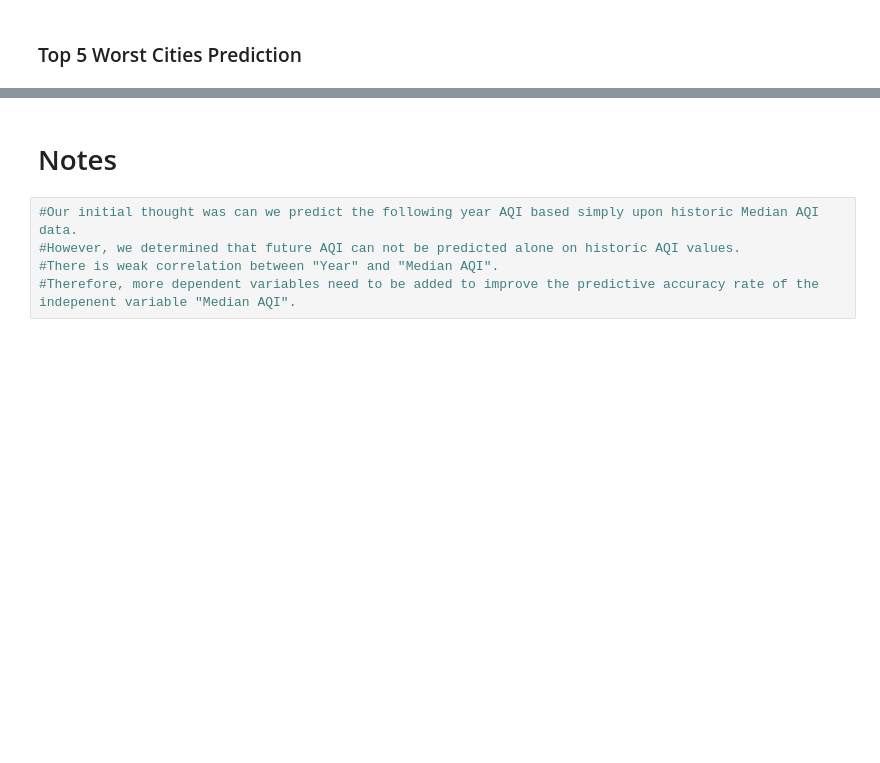
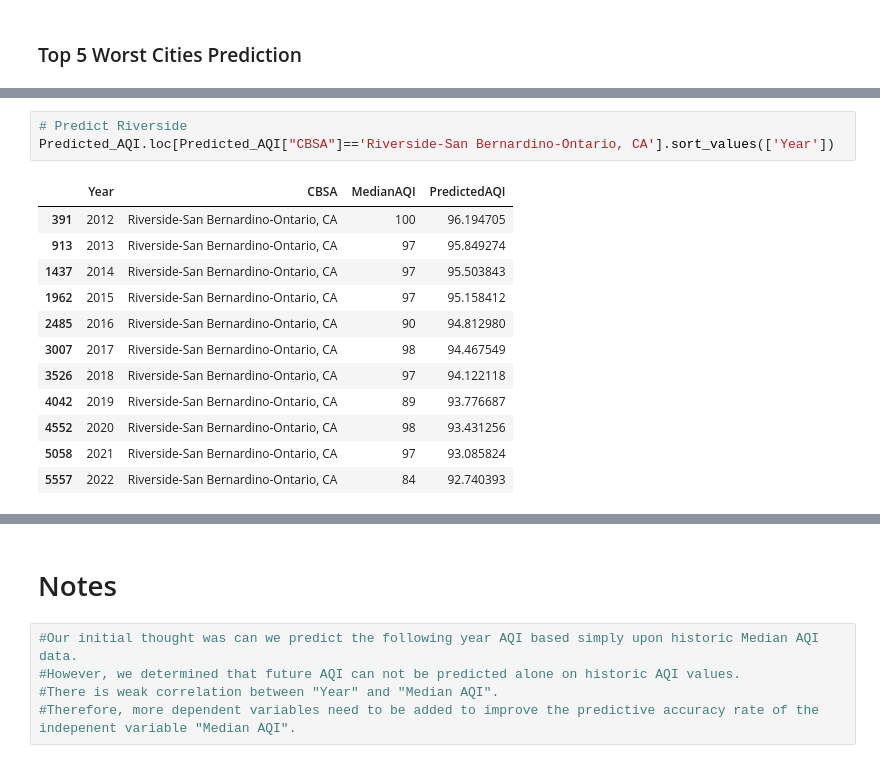
Before and after one commit to salvamike/US_Pollution-Project, a Jupyter notebook: ETL & Machine Learning/Machine_Model_Sam.ipynb, the cells around one changed output, grey strips where cells are left out. Cells and saved outputs as stored; diff of their text form; blank space fills up the shorter version.

```diff
--- a/ETL & Machine Learning/Machine_Model_Sam.ipynb
+++ b/ETL & Machine Learning/Machine_Model_Sam.ipynb
@@ -603,0 +613,16 @@ Predicted_AQI.loc[Predicted_AQI["CBSA"]=='Bakersfield, CA']
+# %%
+# Predict Riverside
+Predicted_AQI.loc[Predicted_AQI["CBSA"]=='Riverside-San Bernardino-Ontario, CA'].sort_values(['Year'])
+# %% [output]
+|  | Year | CBSA | MedianAQI | PredictedAQI |
+| 391 | 2012 | Riverside-San Bernardino-Ontario, CA | 100 | 96.194705 |
+| 913 | 2013 | Riverside-San Bernardino-Ontario, CA | 97 | 95.849274 |
+| 1437 | 2014 | Riverside-San Bernardino-Ontario, CA | 97 | 95.503843 |
+| 1962 | 2015 | Riverside-San Bernardino-Ontario, CA | 97 | 95.158412 |
+| 2485 | 2016 | Riverside-San Bernardino-Ontario, CA | 90 | 94.812980 |
+| 3007 | 2017 | Riverside-San Bernardino-Ontario, CA | 98 | 94.467549 |
+| 3526 | 2018 | Riverside-San Bernardino-Ontario, CA | 97 | 94.122118 |
+| 4042 | 2019 | Riverside-San Bernardino-Ontario, CA | 89 | 93.776687 |
+| 4552 | 2020 | Riverside-San Bernardino-Ontario, CA | 98 | 93.431256 |
+| 5058 | 2021 | Riverside-San Bernardino-Ontario, CA | 97 | 93.085824 |
+| 5557 | 2022 | Riverside-San Bernardino-Ontario, CA | 84 | 92.740393 |
```
Also changed, not shown: parts of 11 cells of this notebook, 3 other files.
